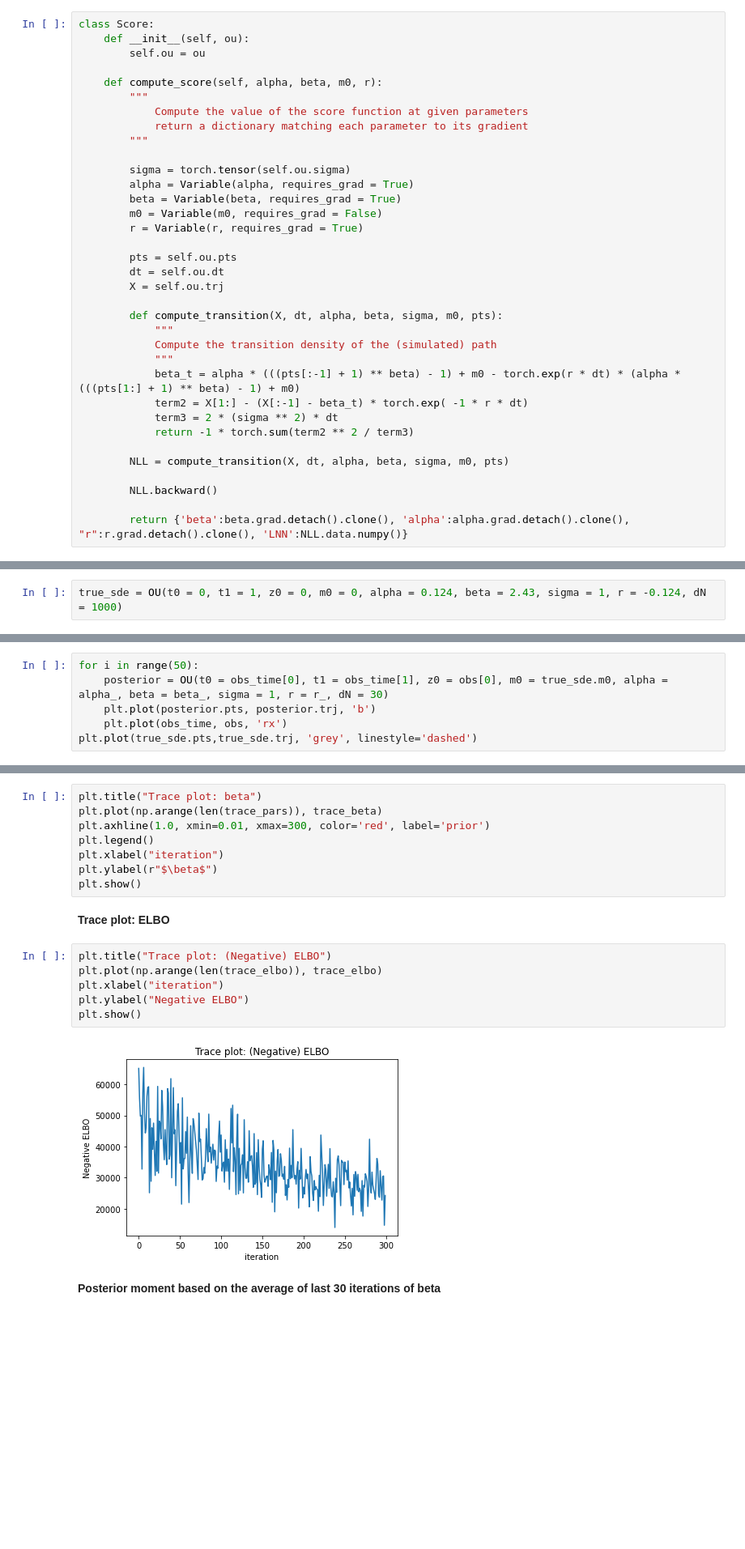
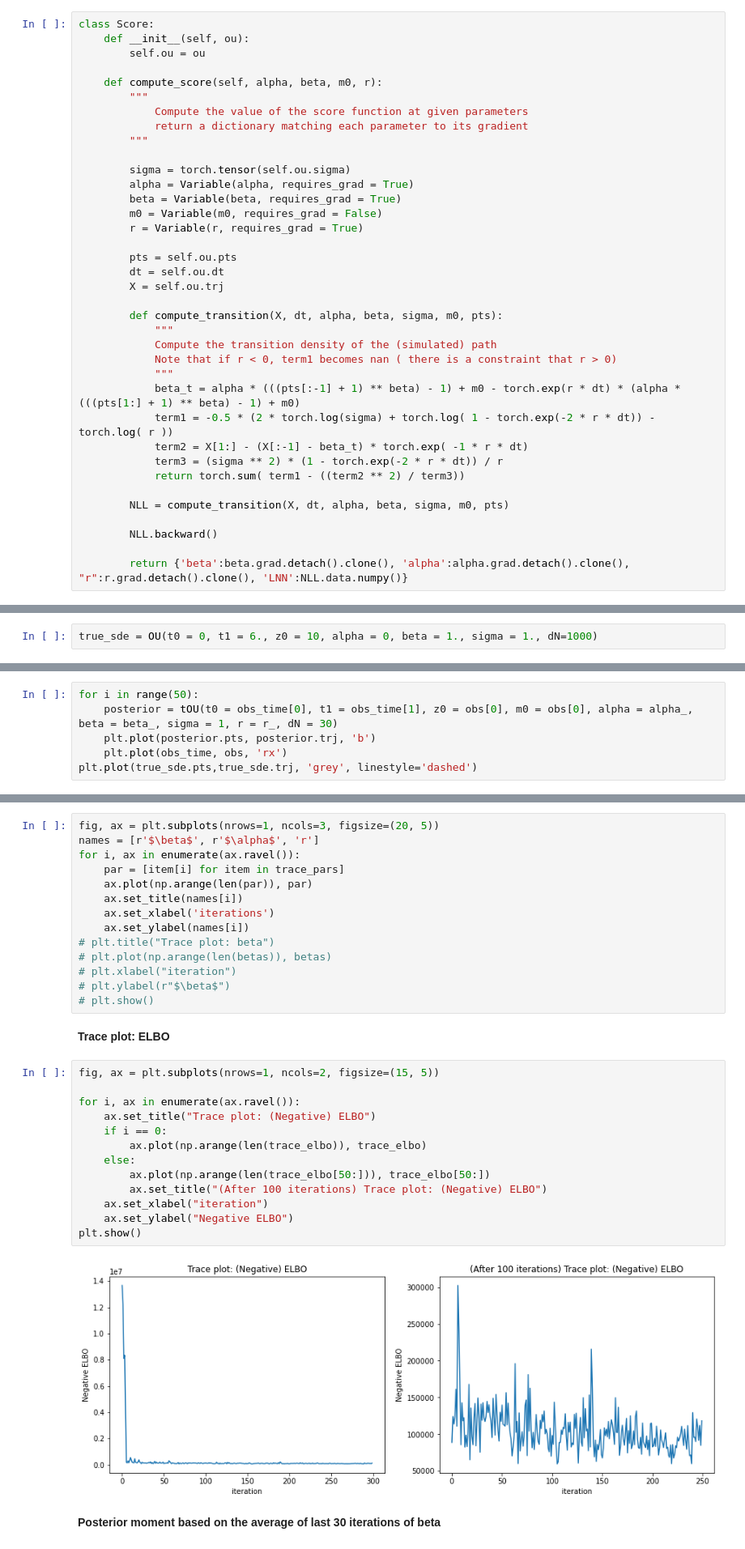
Before and after one commit to thysics/VI_SDE, a Jupyter notebook: vi_sde_tou-toy.ipynb, the cells around one changed output, grey strips where cells are left out. Shown at 81% size. Cells and saved outputs as stored; diff of their text form; blank space fills up the shorter version.

```diff
--- a/vi_sde_tou-toy.ipynb
+++ b/vi_sde_tou-toy.ipynb
@@ -126,11 +155,13 @@ class Score:
         def compute_transition(X, dt, alpha, beta, sigma, m0, pts):
             """
             Compute the transition density of the (simulated) path
+            Note that if r < 0, term1 becomes nan ( there is a constraint that r > 0)
             """
             beta_t = alpha * (((pts[:-1] + 1) ** beta) - 1) + m0 - torch.exp(r * dt) * (alpha * (((pts[1:] + 1) ** beta) - 1) + m0)
+            term1 = -0.5 * (2 * torch.log(sigma) + torch.log( 1 - torch.exp(-2 * r * dt)) - torch.log( r ))
             term2 = X[1:] - (X[:-1] - beta_t) * torch.exp( -1 * r * dt)
-            term3 = 2 * (sigma ** 2) * dt
-            return -1 * torch.sum(term2 ** 2 / term3)
+            term3 = (sigma ** 2) * (1 - torch.exp(-2 * r * dt)) / r
+            return torch.sum( term1 - ((term2 ** 2) / term3))
 
         NLL = compute_transition(X, dt, alpha, beta, sigma, m0, pts)
 
@@ -144,6 +175,6 @@ Noisy Observations from the SDE:
 
 $dX_{t} = -X_{t}dt + \sigma dW_{t}$
 # %%
-true_sde = OU(t0 = 0, t1 = 1, z0 = 0, m0 = 0, alpha = 0.124, beta = 2.43, sigma = 1, r = -0.124, dN = 1000)
+true_sde = OU(t0 = 0, t1 = 6., z0 = 10, alpha = 0, beta = 1., sigma = 1., dN=1000)
 # %%
 plt.plot(true_sde.pts, true_sde.trj, 'rx')
@@ -244,6 +276,6 @@ plt.show()
 # %%
 for i in range(50):
-    posterior = OU(t0 = obs_time[0], t1 = obs_time[1], z0 = obs[0], m0 = true_sde.m0, alpha = alpha_, beta = beta_, sigma = 1, r = r_, dN = 30)
+    posterior = tOU(t0 = obs_time[0], t1 = obs_time[1], z0 = obs[0], m0 = obs[0], alpha = alpha_, beta = beta_, sigma = 1, r = r_, dN = 30)
     plt.plot(posterior.pts, posterior.trj, 'b')
     plt.plot(obs_time, obs, 'rx')
 plt.plot(true_sde.pts,true_sde.trj, 'grey', linestyle='dashed')
@@ -253,23 +285,36 @@ plt.plot(true_sde.pts,true_sde.trj, 'grey', linestyle='dashed')
 # %% [markdown]
 **Trace plot: gradient**
 # %%
-plt.title("Trace plot: beta")
-plt.plot(np.arange(len(trace_pars)), trace_beta)
-plt.axhline(1.0, xmin=0.01, xmax=300, color='red', label='prior')
-plt.legend()
-plt.xlabel("iteration")
-plt.ylabel(r"$\beta$")
-plt.show()
+fig, ax = plt.subplots(nrows=1, ncols=3, figsize=(20, 5))
+names = [r'$\beta$', r'$\alpha$', 'r']
+for i, ax in enumerate(ax.ravel()):
+    par = [item[i] for item in trace_pars]
+    ax.plot(np.arange(len(par)), par)
+    ax.set_title(names[i])
+    ax.set_xlabel('iterations')
+    ax.set_ylabel(names[i])
+# plt.title("Trace plot: beta")
+# plt.plot(np.arange(len(betas)), betas)
+# plt.xlabel("iteration")
+# plt.ylabel(r"$\beta$")
+# plt.show()
 # %% [markdown]
 **Trace plot: ELBO**
 # %%
-plt.title("Trace plot: (Negative) ELBO")
-plt.plot(np.arange(len(trace_elbo)), trace_elbo)
-plt.xlabel("iteration")
-plt.ylabel("Negative ELBO")
+fig, ax = plt.subplots(nrows=1, ncols=2, figsize=(15, 5))
+
+for i, ax in enumerate(ax.ravel()):
+    ax.set_title("Trace plot: (Negative) ELBO")
+    if i == 0:
+        ax.plot(np.arange(len(trace_elbo)), trace_elbo)
+    else:
+        ax.plot(np.arange(len(trace_elbo[50:])), trace_elbo[50:])
+        ax.set_title("(After 100 iterations) Trace plot: (Negative) ELBO")
+    ax.set_xlabel("iteration")
+    ax.set_ylabel("Negative ELBO")
 plt.show()
 # %% [output]
-[figure, old version]
+[figure, new version]
 # %% [markdown]
 **Posterior moment based on the average of last 30 iterations of beta**
 # %%
```
Also changed, not shown: parts of 23 cells of this notebook, 2 other files.
